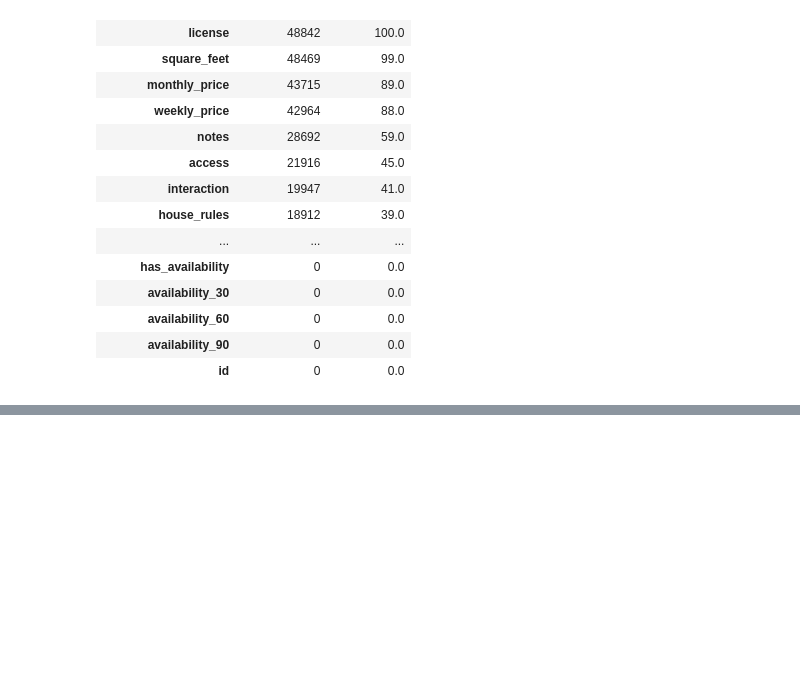
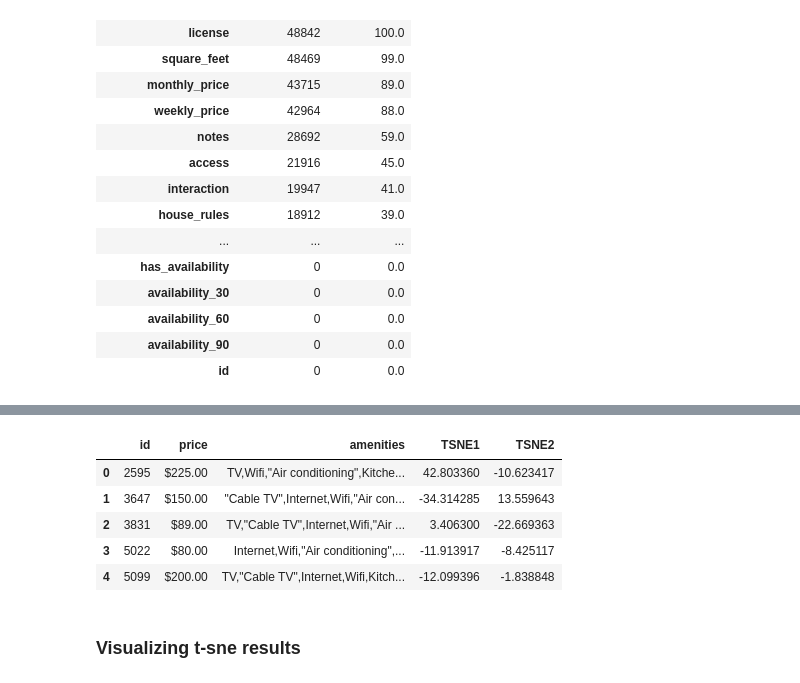
Before and after one commit to shravan-kuchkula/airbnb_nyc, a Jupyter notebook: notebooks/09_sk_step-by-step-approach-for-training-models-on-sagemaker.ipynb, the cells around one changed output, grey strips where cells are left out. Saved outputs shown, nothing was run; the diff lists cells and outputs as text; code cells hidden in the pictures; blank space fills up the shorter version.

```diff
--- a/notebooks/09_sk_step-by-step-approach-for-training-models-on-sagemaker.ipynb
+++ b/notebooks/09_sk_step-by-step-approach-for-training-models-on-sagemaker.ipynb
@@ -394,0 +440,21 @@ df_dl_clean_df.amenities[3]
+# %%
+tsne_df = pd.DataFrame({'TSNE1': tsne_features[:,0],
+              'TSNE2': tsne_features[:,1]
+             })
+# %%
+subset_cols = ['id', 'price', 'amenities']
+# %%
+df_dl_clean_df = df_dl_clean_df[subset_cols]
+# %%
+df_dl_clean_df = pd.concat([df_dl_clean_df, tsne_df], axis='columns')
+# %%
+df_dl_clean_df.head()
+# %% [output]
+|  | id | price | amenities | TSNE1 | TSNE2 |
+| 0 | 2595 | $225.00 | TV,Wifi,"Air conditioning",Kitche... | 42.803360 | -10.623417 |
+| 1 | 3647 | $150.00 | "Cable TV",Internet,Wifi,"Air con... | -34.314285 | 13.559643 |
+| 2 | 3831 | $89.00 | TV,"Cable TV",Internet,Wifi,"Air ... | 3.406300 | -22.669363 |
+| 3 | 5022 | $80.00 | Internet,Wifi,"Air conditioning",... | -11.913917 | -8.425117 |
+| 4 | 5099 | $200.00 | TV,"Cable TV",Internet,Wifi,Kitch... | -12.099396 | -1.838848 |
+# %% [markdown]
+### Visualizing t-sne results
```
Also changed, not shown: parts of 26 cells of this notebook, 1 other file.
